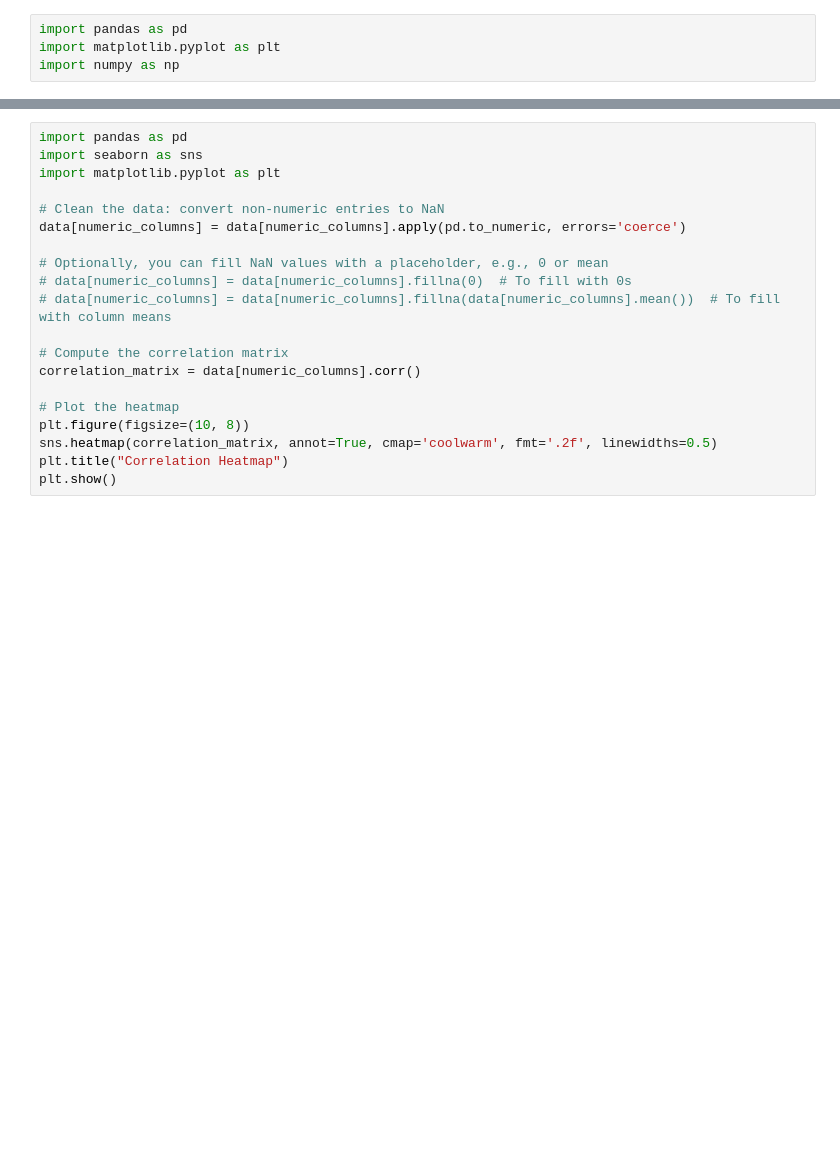
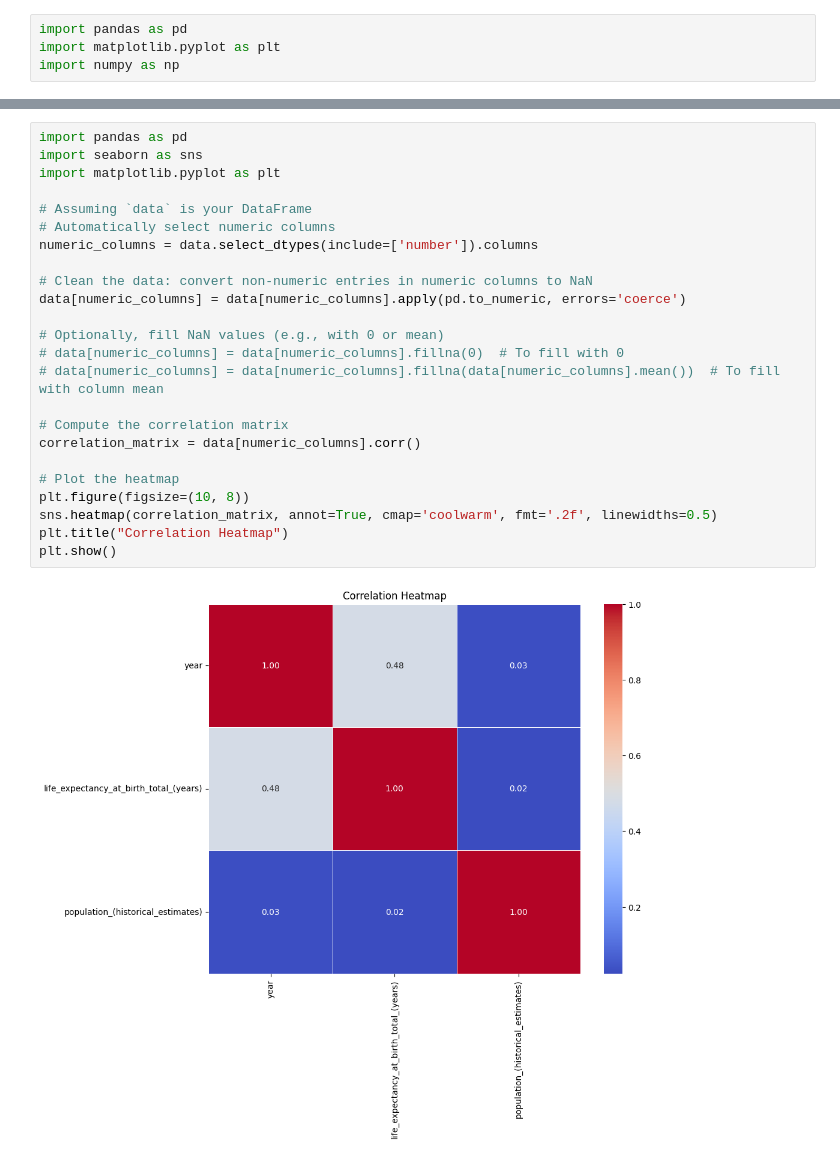
Before and after one commit to suhaniiikilla/teamcatalysts_Healthcare_SpendingVSlife_Expectancy, a Jupyter notebook: src/main.ipynb, the cells around one changed output, grey strips where cells are left out. Saved outputs shown, nothing was run; the diff lists cells and outputs as text; blank space fills up the shorter version.

```diff
--- a/src/main.ipynb
+++ b/src/main.ipynb
@@ -110,23 +267,29 @@ print(data['entity'].unique())
 # %%
 import pandas as pd
 import seaborn as sns
 import matplotlib.pyplot as plt
 
-# Clean the data: convert non-numeric entries to NaN
+# Assuming `data` is your DataFrame
+# Automatically select numeric columns
+numeric_columns = data.select_dtypes(include=['number']).columns
+
+# Clean the data: convert non-numeric entries in numeric columns to NaN
 data[numeric_columns] = data[numeric_columns].apply(pd.to_numeric, errors='coerce')
 
-# Optionally, you can fill NaN values with a placeholder, e.g., 0 or mean
-# data[numeric_columns] = data[numeric_columns].fillna(0)  # To fill with 0s
-# data[numeric_columns] = data[numeric_columns].fillna(data[numeric_columns].mean())  # To fill with column means
+# Optionally, fill NaN values (e.g., with 0 or mean)
+# data[numeric_columns] = data[numeric_columns].fillna(0)  # To fill with 0
+# data[numeric_columns] = data[numeric_columns].fillna(data[numeric_columns].mean())  # To fill with column mean
 
 # Compute the correlation matrix
 correlation_matrix = data[numeric_columns].corr()
 
 # Plot the heatmap
 plt.figure(figsize=(10, 8))
 sns.heatmap(correlation_matrix, annot=True, cmap='coolwarm', fmt='.2f', linewidths=0.5)
 plt.title("Correlation Heatmap")
 plt.show()
+# %% [output]
+[figure, added]
 # %%
 # Scatter plot of Life Expectancy vs Health Expenditure
 plt.figure(figsize=(10, 6))
```
Also changed, not shown: parts of 20 cells of this notebook, 2 other files.
